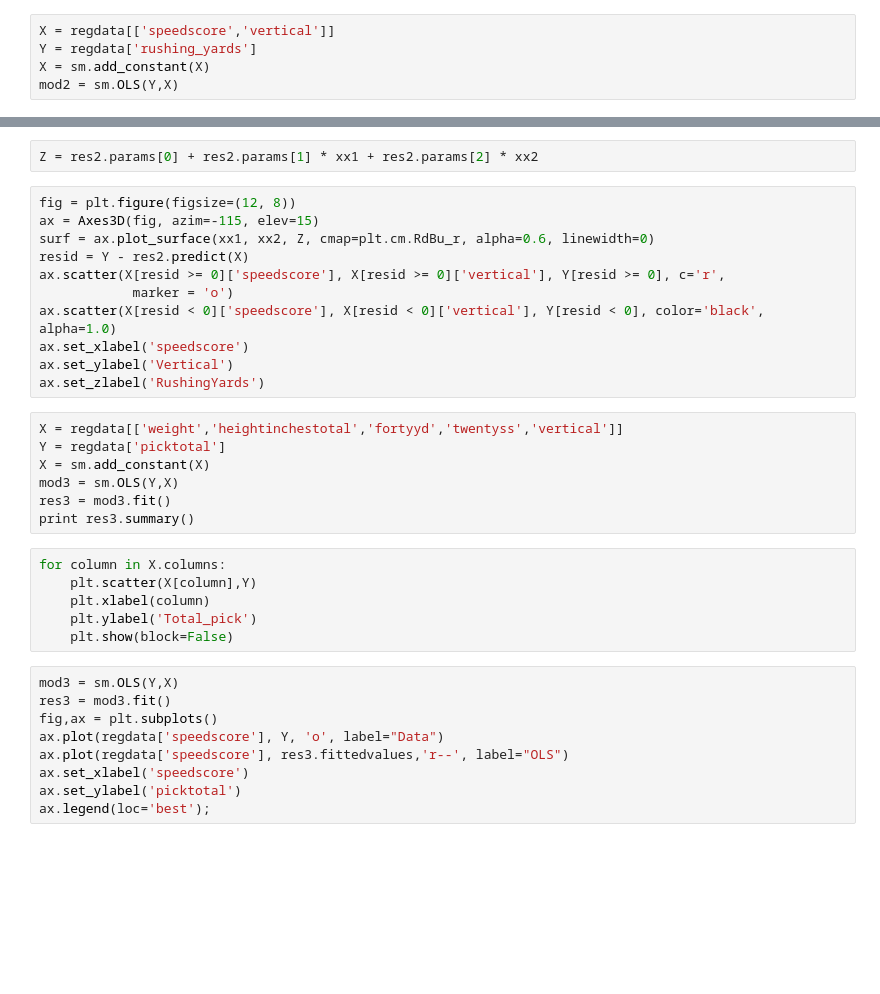
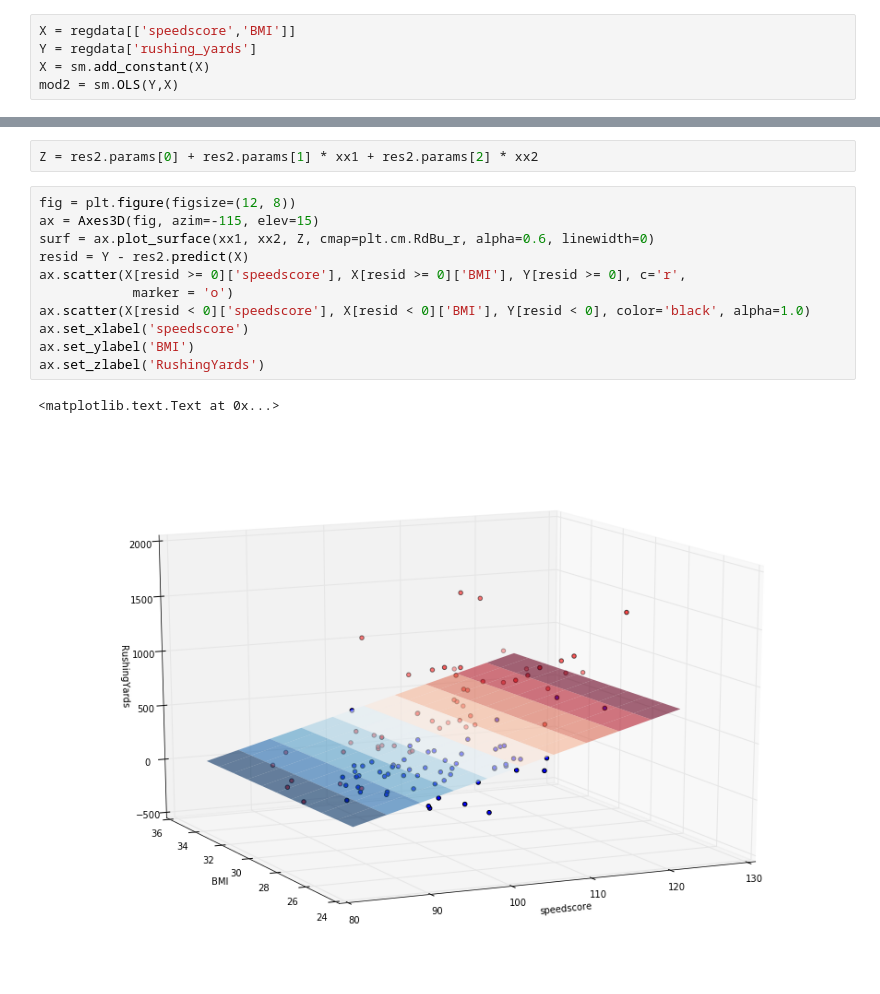
Before and after one commit to kpolimis/nfl-combine-evaluation, a Jupyter notebook: RegressionBook.ipynb, the cells around one changed output, grey strips where cells are left out. Cells and saved outputs as stored; diff of their text form; blank space fills up the shorter version.

```diff
--- a/RegressionBook.ipynb
+++ b/RegressionBook.ipynb
@@ -87,5 +121,5 @@ for column in X.columns:
 # %%
-X = regdata[['speedscore','vertical']]
+X = regdata[['speedscore','BMI']]
 Y = regdata['rushing_yards']
 X = sm.add_constant(X)
 mod2 = sm.OLS(Y,X)
@@ -99,33 +133,14 @@ Z = res2.params[0] + res2.params[1] * xx1 + res2.params[2] * xx2
 # %%
 fig = plt.figure(figsize=(12, 8))
 ax = Axes3D(fig, azim=-115, elev=15)
 surf = ax.plot_surface(xx1, xx2, Z, cmap=plt.cm.RdBu_r, alpha=0.6, linewidth=0)
 resid = Y - res2.predict(X)
-ax.scatter(X[resid >= 0]['speedscore'], X[resid >= 0]['vertical'], Y[resid >= 0], c='r',
+ax.scatter(X[resid >= 0]['speedscore'], X[resid >= 0]['BMI'], Y[resid >= 0], c='r',
             marker = 'o')
-ax.scatter(X[resid < 0]['speedscore'], X[resid < 0]['vertical'], Y[resid < 0], color='black', alpha=1.0)
+ax.scatter(X[resid < 0]['speedscore'], X[resid < 0]['BMI'], Y[resid < 0], color='black', alpha=1.0)
 ax.set_xlabel('speedscore')
-ax.set_ylabel('Vertical')
+ax.set_ylabel('BMI')
 ax.set_zlabel('RushingYards')
+# %% [output]
+<matplotlib.text.Text at 0x...>
+[figure, added]
-# %%
-X = regdata[['weight','heightinchestotal','fortyyd','twentyss','vertical']]
-Y = regdata['picktotal']
-X = sm.add_constant(X)
-mod3 = sm.OLS(Y,X)
-res3 = mod3.fit()
-print res3.summary()
-# %%
-for column in X.columns:
-    plt.scatter(X[column],Y)
-    plt.xlabel(column)
-    plt.ylabel('Total_pick')
-    plt.show(block=False)
-# %%
-mod3 = sm.OLS(Y,X)
-res3 = mod3.fit()
-fig,ax = plt.subplots()
-ax.plot(regdata['speedscore'], Y, 'o', label="Data")
-ax.plot(regdata['speedscore'], res3.fittedvalues,'r--', label="OLS")
-ax.set_xlabel('speedscore')
-ax.set_ylabel('picktotal')
-ax.legend(loc='best');
```
Also changed, not shown: parts of 9 cells of this notebook.
